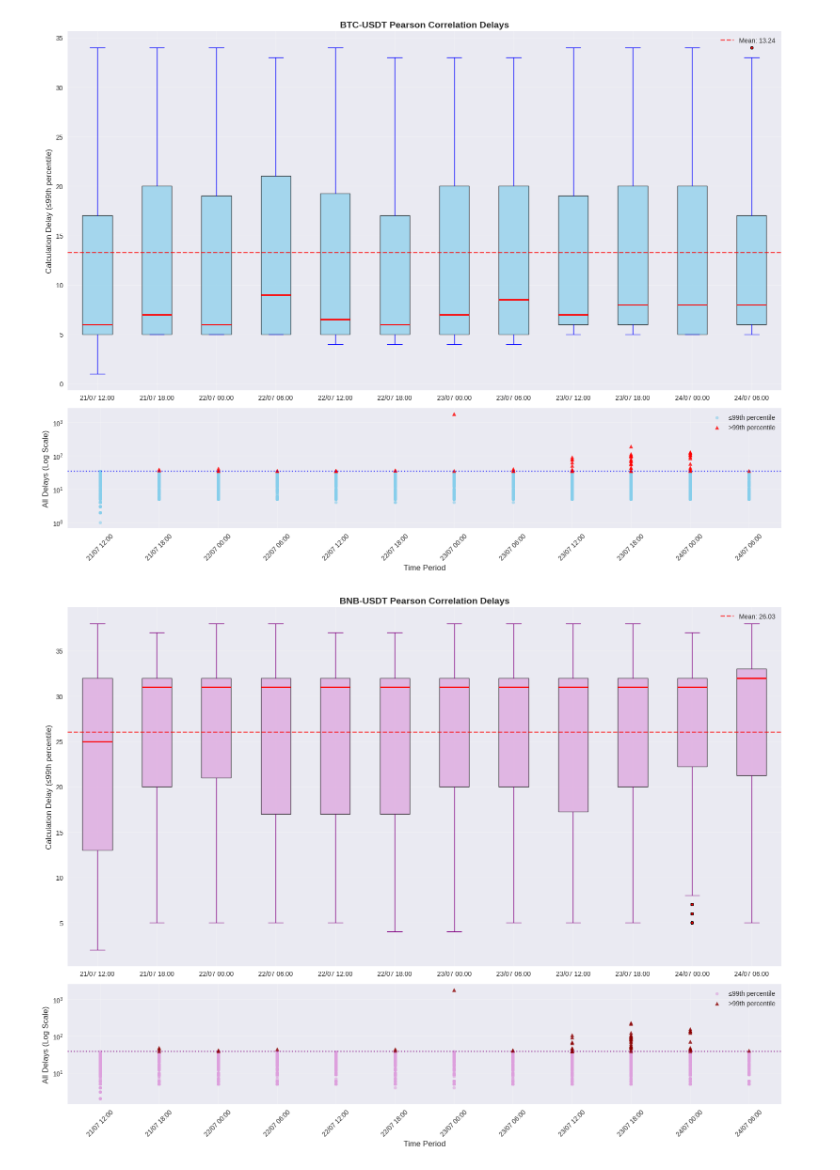
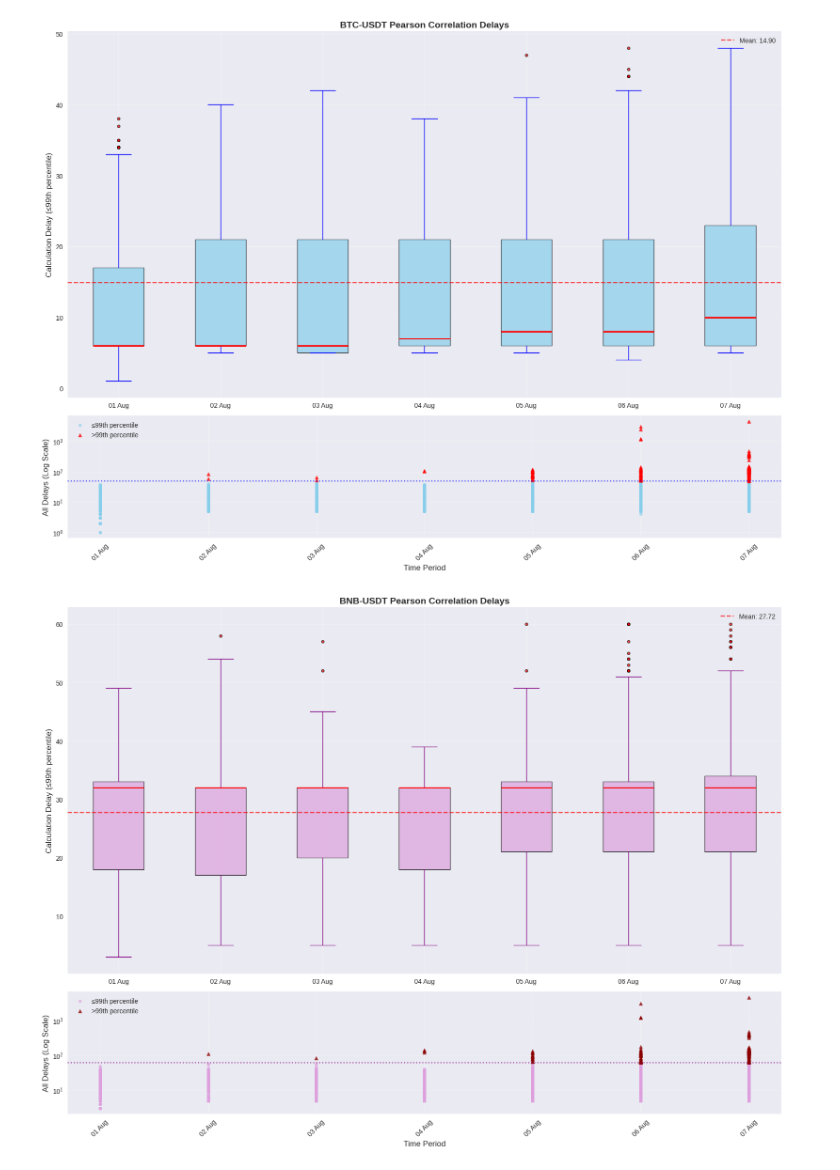
Before and after one commit to NontasBak/embedded-crypto-monitor, a Jupyter notebook: docs/graphs.ipynb, the cells around one changed output. Drawn from its saved outputs; the diff is of its cells as text; code cells hidden in the pictures.

```diff
--- a/docs/graphs.ipynb
+++ b/docs/graphs.ipynb
@@ -11,7 +11,7 @@ sns.set_palette("husl")
 # %%
 data_path = '../data/average.txt'
 
-columns = ['symbol', 'ma_price', 'timestamp', 'calculation_delay']
+columns = ['symbol', 'ma_price', 'ma_volume', 'timestamp', 'calculation_delay']
 df = pd.read_csv(data_path, sep=' ', names=columns, header=None)
 
 df['datetime'] = pd.to_datetime(df['timestamp'], unit='ms')
@@ -162,12 +162,12 @@ btc_pearson_data = pearson_df[
 q99_btc_pearson = btc_pearson_data['calculation_delay'].quantile(0.99)
 btc_pearson_filtered = btc_pearson_data[btc_pearson_data['calculation_delay'] <= q99_btc_pearson].copy()
 
-btc_pearson_filtered['hour_bin'] = btc_pearson_filtered['datetime'].dt.floor('6h')
-btc_pearson_filtered['hour_label'] = btc_pearson_filtered['hour_bin'].dt.strftime('%d/%m %H:%M')
+btc_pearson_filtered['day_bin'] = btc_pearson_filtered['datetime'].dt.floor('D')
+btc_pearson_filtered['day_label'] = btc_pearson_filtered['day_bin'].dt.strftime('%d %b')
 
-box_data_pearson = [btc_pearson_filtered[btc_pearson_filtered['hour_bin'] == bin_time]['calculation_delay'].values
-                    for bin_time in sorted(btc_pearson_filtered['hour_bin'].unique())]
-box_labels_pearson = [label for label in sorted(btc_pearson_filtered['hour_label'].unique())]
+box_data_pearson = [btc_pearson_filtered[btc_pearson_filtered['day_bin'] == bin_time]['calculation_delay'].values
+                    for bin_time in sorted(btc_pearson_filtered['day_bin'].unique())]
+box_labels_pearson = [label for label in sorted(btc_pearson_filtered['day_label'].unique())]
 
 bp1 = ax1.boxplot(box_data_pearson, tick_labels=box_labels_pearson, patch_artist=True,
                   boxprops=dict(facecolor='skyblue', alpha=0.7),
@@ -185,12 +185,12 @@ ax1.axhline(y=all_mean_btc_pearson, color='red', linestyle='--', alpha=0.7,
             label=f'Mean: {all_mean_btc_pearson:.2f}')
 ax1.legend(loc='upper right')
 
-btc_pearson_data['hour_bin'] = btc_pearson_data['datetime'].dt.floor('6h')
-btc_pearson_data['hour_label'] = btc_pearson_data['hour_bin'].dt.strftime('%d/%m %H:%M')
+btc_pearson_data['day_bin'] = btc_pearson_data['datetime'].dt.floor('D')
+btc_pearson_data['day_label'] = btc_pearson_data['day_bin'].dt.strftime('%d %b')
 
-unique_bins_btc_pearson = sorted(btc_pearson_data['hour_bin'].unique())
+unique_bins_btc_pearson = sorted(btc_pearson_data['day_bin'].unique())
 bin_to_x_btc_pearson = {bin_time: i+1 for i, bin_time in enumerate(unique_bins_btc_pearson)}
-btc_pearson_data['x_pos'] = btc_pearson_data['hour_bin'].map(bin_to_x_btc_pearson)
+btc_pearson_data['x_pos'] = btc_pearson_data['day_bin'].map(bin_to_x_btc_pearson)
 
 btc_pearson_outliers = btc_pearson_data[btc_pearson_data['calculation_delay'] > q99_btc_pearson]
 btc_pearson_filtered_scatter = btc_pearson_data[btc_pearson_data['calculation_delay'] <= q99_btc_pearson]
@@ -218,7 +218,7 @@ ax2.axhline(y=q99_btc_pearson, color='blue', linestyle=':', alpha=0.7,
 plt.tight_layout()
 plt.show()
 # %% [output]
-[figure, old version]
+[figure, new version]
 # %%
 fig, (ax1, ax2) = plt.subplots(2, 1, figsize=(16, 12), height_ratios=[3, 1])
 
@@ -229,12 +229,12 @@ bnb_pearson_data = pearson_df[
 q99_bnb_pearson = bnb_pearson_data['calculation_delay'].quantile(0.99)
 bnb_pearson_filtered = bnb_pearson_data[bnb_pearson_data['calculation_delay'] <= q99_bnb_pearson].copy()
 
-bnb_pearson_filtered['hour_bin'] = bnb_pearson_filtered['datetime'].dt.floor('6h')
-bnb_pearson_filtered['hour_label'] = bnb_pearson_filtered['hour_bin'].dt.strftime('%d/%m %H:%M')
+bnb_pearson_filtered['day_bin'] = bnb_pearson_filtered['datetime'].dt.floor('D')
+bnb_pearson_filtered['day_label'] = bnb_pearson_filtered['day_bin'].dt.strftime('%d %b')
 
-box_data_bnb_pearson = [bnb_pearson_filtered[bnb_pearson_filtered['hour_bin'] == bin_time]['calculation_delay'].values
-                        for bin_time in sorted(bnb_pearson_filtered['hour_bin'].unique())]
-box_labels_bnb_pearson = [label for label in sorted(bnb_pearson_filtered['hour_label'].unique())]
+box_data_bnb_pearson = [bnb_pearson_filtered[bnb_pearson_filtered['day_bin'] == bin_time]['calculation_delay'].values
+                        for bin_time in sorted(bnb_pearson_filtered['day_bin'].unique())]
+box_labels_bnb_pearson = [label for label in sorted(bnb_pearson_filtered['day_label'].unique())]
 
 bp1 = ax1.boxplot(box_data_bnb_pearson, tick_labels=box_labels_bnb_pearson, patch_artist=True,
                   boxprops=dict(facecolor='plum', alpha=0.7),
@@ -252,40 +252,40 @@ ax1.axhline(y=all_mean_bnb_pearson, color='red', linestyle='--', alpha=0.7,
             label=f'Mean: {all_mean_bnb_pearson:.2f}')
 ax1.legend(loc='upper right')
 
-bnb_pearson_data['hour_bin'] = bnb_pearson_data['datetime'].dt.floor('6h')
-bnb_pearson_data['hour_label'] = bnb_pearson_data['hour_bin'].dt.strftime('%d/%m %H:%M')
+bnb_pearson_data['day_bin'] = bnb_pearson_data['datetime'].dt.floor('D')
+bnb_pearson_data['day_label'] = bnb_pearson_data['day_bin'].dt.strftime('%d %b')
 
-unique_bins_bnb_pearson = sorted(bnb_pearson_data['hour_bin'].unique())
+unique_bins_bnb_pearson = sorted(bnb_pearson_data['day_bin'].unique())
 bin_to_x_bnb_pearson = {bin_time: i+1 for i, bin_time in enumerate(unique_bins_bnb_pearson)}
-bnb_pearson_data['x_pos'] = bnb_pearson_data['hour_bin'].map(bin_to_x_bnb_pearson)
+bnb_pearson_data['x_pos'] = bnb_pearson_data['day_bin'].map(bin_to_x_bnb_pearson)
 
 bnb_pearson_outliers = bnb_pearson_data[bnb_pearson_data['calculation_delay'] > q99_bnb_pearson]
 bnb_pearson_filtered_scatter = bnb_pearson_data[bnb_pearson_data['calculation_delay'] <= q99_bnb_pearson]
 
 ax2.scatter(bnb_pearson_filtered_scatter['x_pos'], bnb_pearson_filtered_scatter['calculation_delay'],
            alpha=0.6, s=20, color='plum', label=f'≤99th percentile')
 
 if len(bnb_pearson_outliers) > 0:
     ax2.scatter(bnb_pearson_outliers['x_pos'], bnb_pearson_outliers['calculation_delay'],
                alpha=0.8, s=30, color='darkred', marker='^',
                label=f'>99th percentile')
 
 ax2.set_xlabel('Time Period', fontsize=12)
 ax2.set_ylabel('All Delays (Log Scale)', fontsize=12)
 ax2.set_yscale('log')
 ax2.grid(True, alpha=0.3)
 ax2.legend()
 
 ax2.set_xticks(range(1, len(box_labels_bnb_pearson) + 1))
 ax2.set_xticklabels(box_labels_bnb_pearson, rotation=45)
 
 ax2.axhline(y=q99_bnb_pearson, color='purple', linestyle=':', alpha=0.7,
             label=f'99th percentile: {q99_bnb_pearson:.0f}')
 
 plt.tight_layout()
 plt.show()
 # %% [output]
-[figure, old version]
+[figure, new version]
 # %%
 cpu_path = '../data/cpu_stats.txt'
 
```
Also changed, not shown: parts of 3 cells of this notebook, 9 other files.
